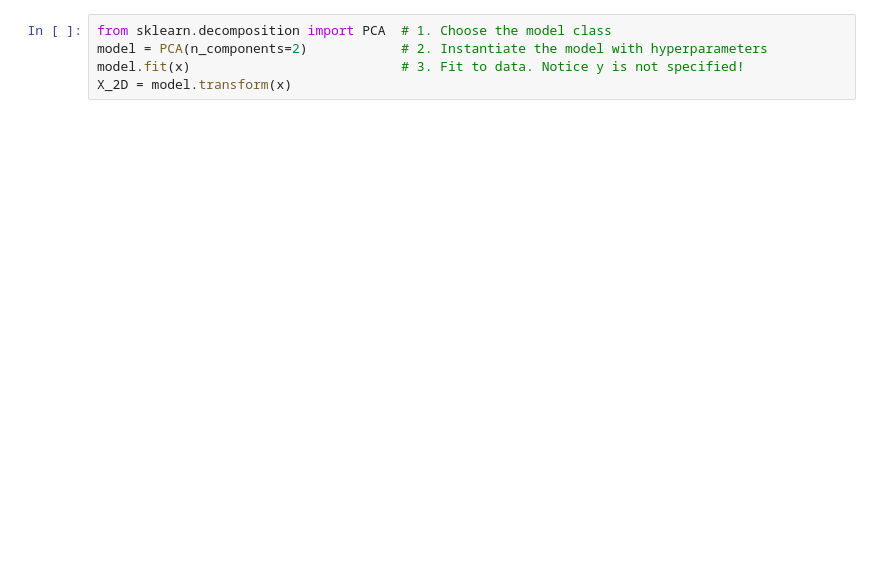
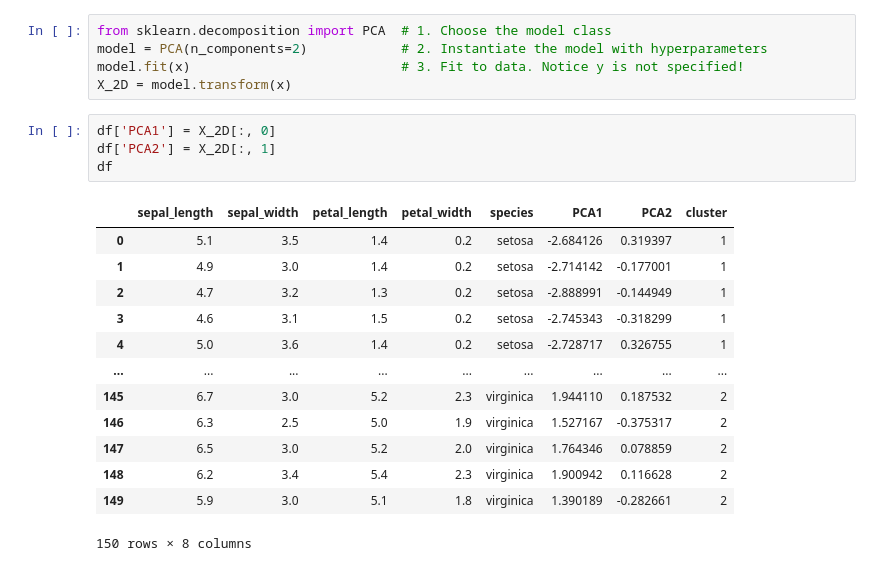
Before and after one commit to ms624atyale/hsnam95_tutorial, a Jupyter notebook: scikit_learn_annotation.ipynb, the cells around one changed output. Saved outputs shown, nothing was run; the diff lists cells and outputs as text; blank space fills up the shorter version.

```diff
--- a/scikit_learn_annotation.ipynb
+++ b/scikit_learn_annotation.ipynb
@@ -187,6 +217,24 @@ from sklearn.decomposition import PCA  # 1. Choose the model class
 model = PCA(n_components=2)            # 2. Instantiate the model with hyperparameters
 model.fit(x)                           # 3. Fit to data. Notice y is not specified!
 X_2D = model.transform(x)
+# %%
+df['PCA1'] = X_2D[:, 0]
+df['PCA2'] = X_2D[:, 1]
+df
+# %% [output]
+|  | sepal_length | sepal_width | petal_length | petal_width | species | PCA1 | PCA2 | cluster |
+| 0 | 5.1 | 3.5 | 1.4 | 0.2 | setosa | -2.684126 | 0.319397 | 1 |
+| 1 | 4.9 | 3.0 | 1.4 | 0.2 | setosa | -2.714142 | -0.177001 | 1 |
+| 2 | 4.7 | 3.2 | 1.3 | 0.2 | setosa | -2.888991 | -0.144949 | 1 |
+| 3 | 4.6 | 3.1 | 1.5 | 0.2 | setosa | -2.745343 | -0.318299 | 1 |
+| 4 | 5.0 | 3.6 | 1.4 | 0.2 | setosa | -2.728717 | 0.326755 | 1 |
+| ... | ... | ... | ... | ... | ... | ... | ... | ... |
+| 145 | 6.7 | 3.0 | 5.2 | 2.3 | virginica | 1.944110 | 0.187532 | 2 |
+| 146 | 6.3 | 2.5 | 5.0 | 1.9 | virginica | 1.527167 | -0.375317 | 2 |
+| 147 | 6.5 | 3.0 | 5.2 | 2.0 | virginica | 1.764346 | 0.078859 | 2 |
+| 148 | 6.2 | 3.4 | 5.4 | 2.3 | virginica | 1.900942 | 0.116628 | 2 |
+| 149 | 5.9 | 3.0 | 5.1 | 1.8 | virginica | 1.390189 | -0.282661 | 2 |
+150 rows × 8 columns
 # %%
 df['PCA1'] = X_2D[:, 0]
 df['PCA2'] = X_2D[:, 1]
```
Also changed, not shown: parts of 17 cells of this notebook.
